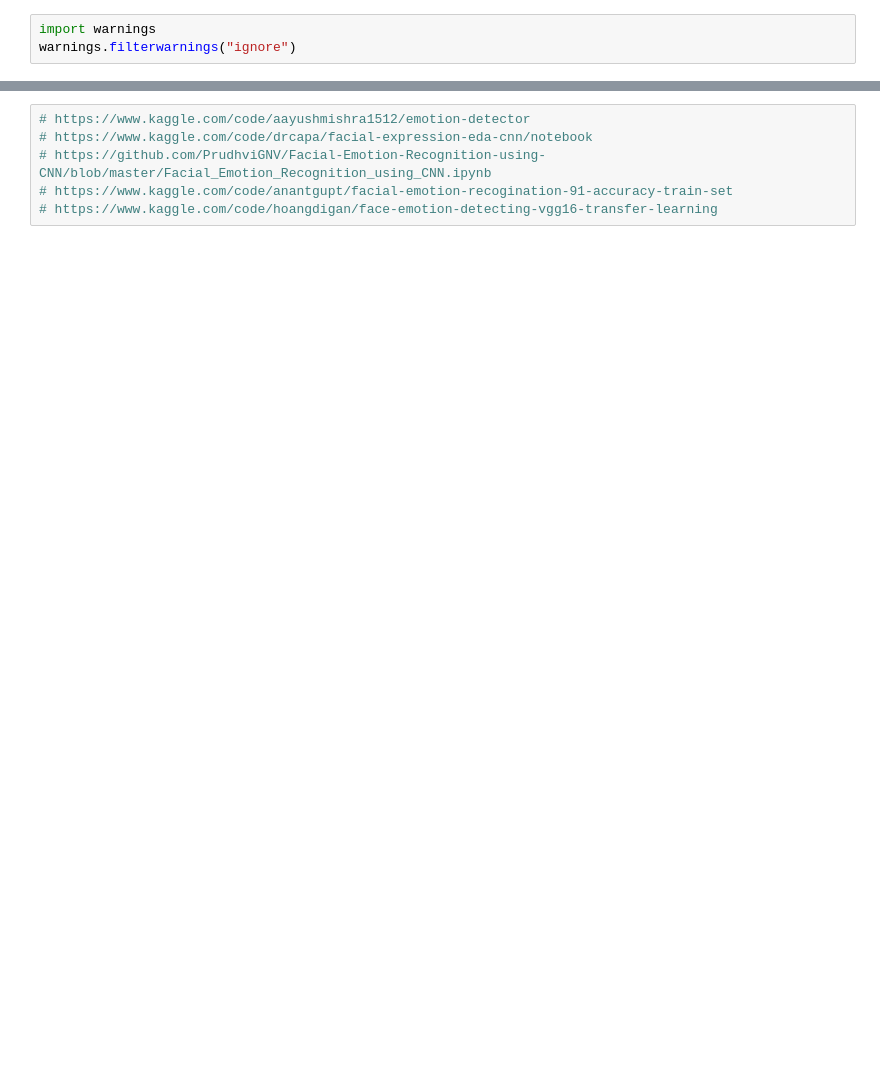
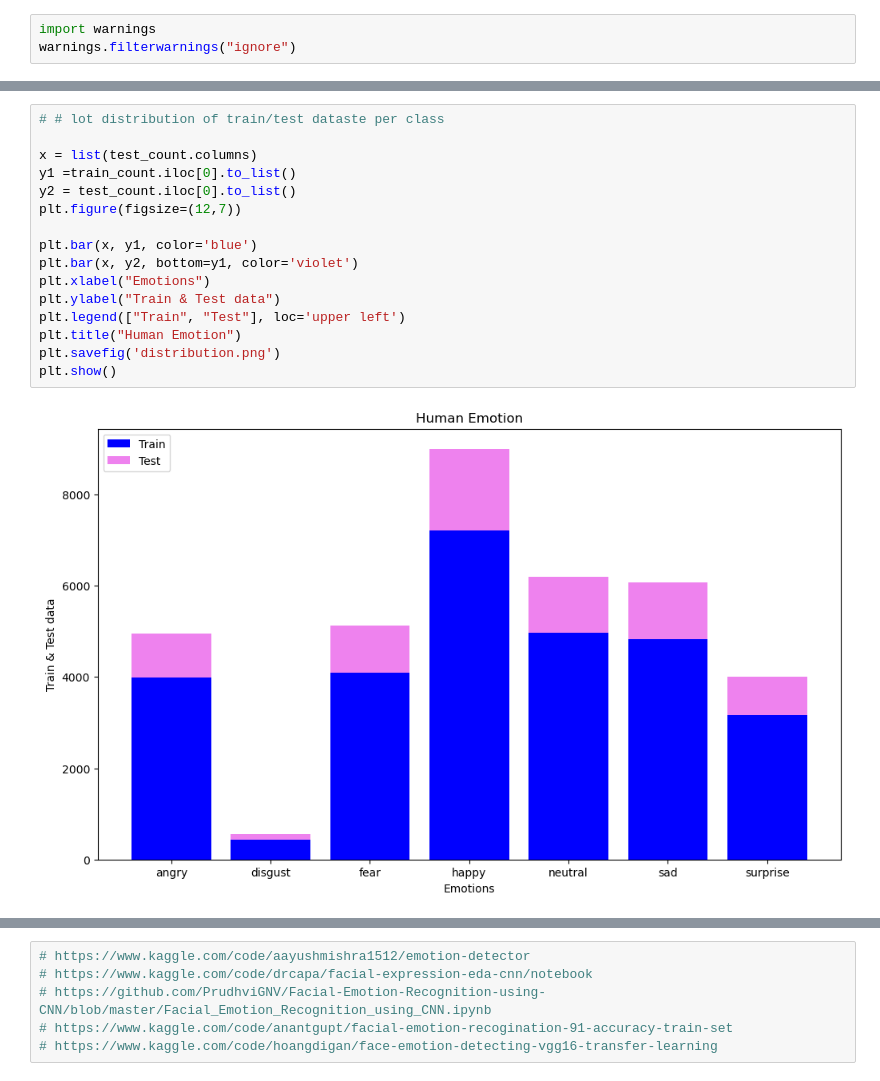
Before and after one commit to phsophea101/dl-human-emotions, a Jupyter notebook: app.ipynb, the cells around one changed output, grey strips where cells are left out. Saved outputs shown, nothing was run; the diff lists cells and outputs as text; blank space fills up the shorter version.

```diff
--- a/app.ipynb
+++ b/app.ipynb
@@ -20,0 +39,18 @@ image_size = (48, 48)
+# %%
+# # lot distribution of train/test dataste per class
+
+x = list(test_count.columns)
+y1 =train_count.iloc[0].to_list()
+y2 = test_count.iloc[0].to_list()
+plt.figure(figsize=(12,7))
+
+plt.bar(x, y1, color='blue')
+plt.bar(x, y2, bottom=y1, color='violet')
+plt.xlabel("Emotions")
+plt.ylabel("Train & Test data")
+plt.legend(["Train", "Test"], loc='upper left')
+plt.title("Human Emotion")
+plt.savefig('distribution.png')
+plt.show()
+# %% [output]
+[figure, added]
```
Also changed, not shown: parts of 25 cells of this notebook.
